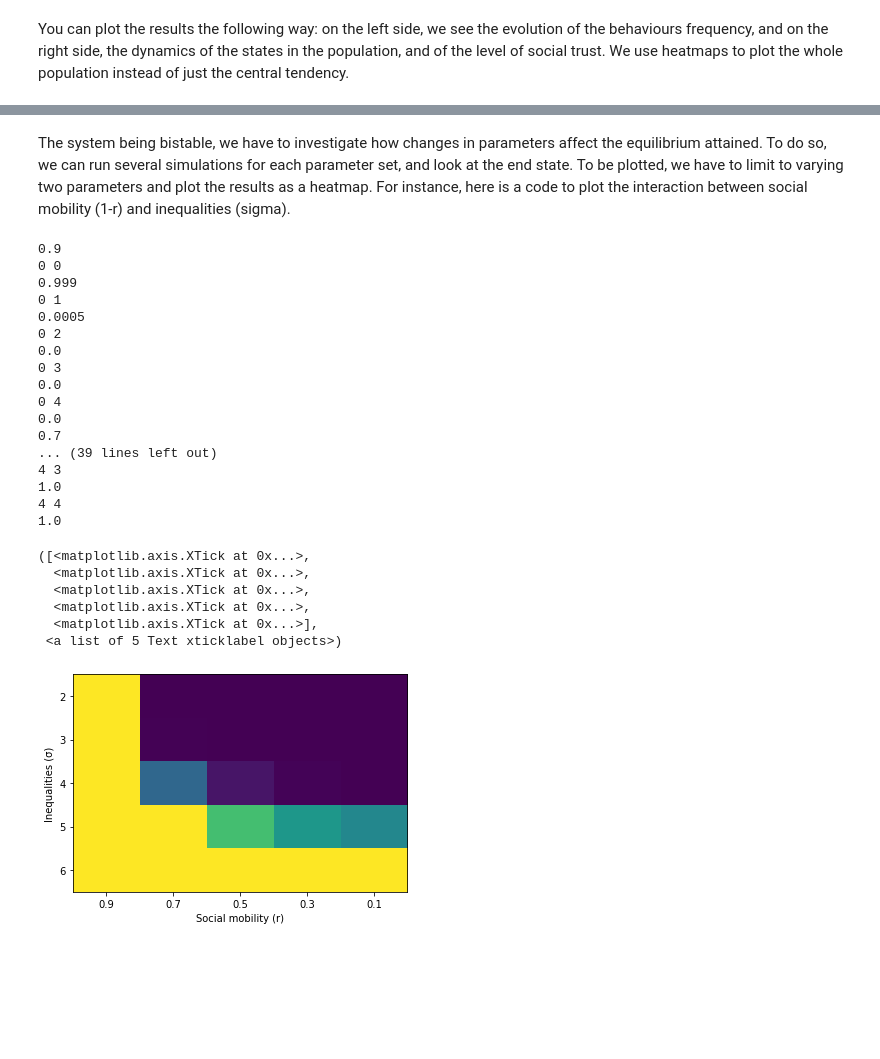
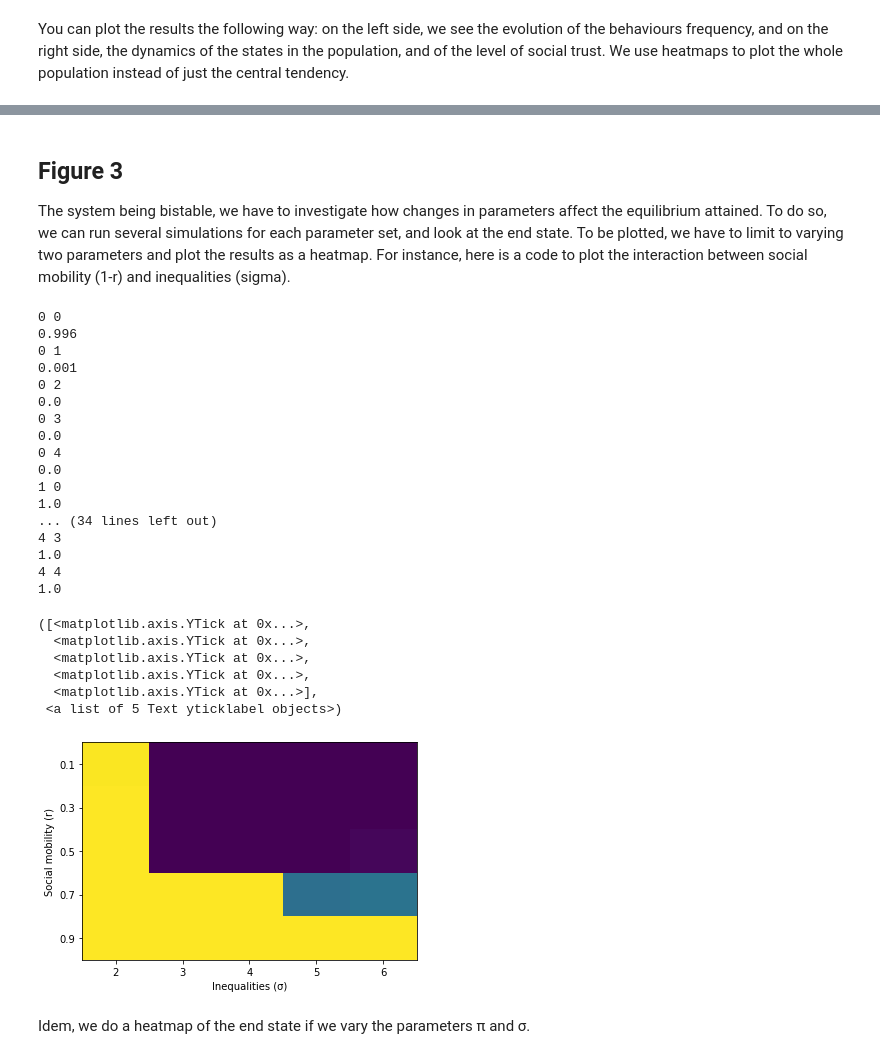
Before and after one commit to regicid/Deprivation-antisociality, a Jupyter notebook: Code.ipynb, the cells around one changed output, grey strips where cells are left out. Cells and saved outputs as stored; diff of their text form; code cells hidden in the pictures; blank space fills up the shorter version.

```diff
--- a/Code.ipynb
+++ b/Code.ipynb
@@ -854,0 +876,34 @@ plt.tight_layout()
+# %%
+gridspec.GridSpec(2,3)
+t = np.arange(0,len(P.history_mean_social_trust[0:50]))
+plt.subplot2grid((4,5), (0,0), colspan=3, rowspan=4)
+w = np.ones(len(P.history_cooperators_frequency))[0:50]
+plt.bar(t,P.history_cooperators_frequency[0:50],label="Cooperators",width = w)
+plt.bar(t,P.history_stealers_frequency[0:50],bottom=P.history_cooperators_frequency[0:50],label="Exploiters",width = w)
+plt.bar(t,P.history_hiders_frequency[0:50],bottom=(np.array(P.history_cooperators_frequency[0:50])+np.array(P.history_stealers_frequency[0:50])),label="Lone foragers",width = w)
+plt.xlim(0,len(P.history_cooperators_frequency[0:50])-.5)
+plt.ylim(0,1)
+plt.legend()
+plt.title("A")
+plt.xlabel("Time step")
+plt.ylabel("Proportion")
+
+plt.subplot2grid((4,5), (0,3), colspan=2, rowspan=2)
+B = np.array(P.history_trust)
+params = {"nbins":10,"ymin":0,"ymax":1,"xlabel":"Rounds","ylabel":"State"}
+master_plot(B[0:50],**params)
+plt.yticks([0,0.5,1],[0,0.5,1])
+plt.ylabel("Mean social trust (1-p)")
+plt.xlabel("Time step")
+plt.title("B")
+
+plt.subplot2grid((4,5), (2,3), colspan=2, rowspan=2)
+B = np.array(P.history_states)
+params = {"nbins":60,"ymin":-5,"ymax":40,"xlabel":"Rounds","ylabel":"State"}
+master_plot(B[0:50],legend = "Average state",show_xaxis=False,**params)
+plt.ylabel("Mean resources (s)")
+plt.xlabel("Time step")
+plt.title("C")
+
+
+plt.tight_layout()
@@ -855,8 +912,10 @@ plt.tight_layout()
 # %% [markdown]
+## Figure 3
+
 The system being bistable, we have to investigate how changes in parameters affect the equilibrium attained. To do so, we can run several simulations for each parameter set, and look at the end state. To be plotted, we have to limit to varying two parameters and plot the results as a heatmap. For instance, here is a code to plot the interaction between social mobility (1-r) and inequalities (sigma).
 # %%
 # This takes a long time to run
-
+punishment = 10
 affluence = 4
 n = 5
 a = 1.2
@@ -888,19 +947,19 @@ for z,Z in enumerate(R):
         print(z,i)
         print(np.mean(A))
 # %% [output]
-0.9
 0 0
-0.999
+0.996
 0 1
-0.0005
+0.001
 0 2
 0.0
 0 3
 0.0
 0 4
 0.0
-0.7
-... (39 lines left out)
+1 0
+1.0
+... (34 lines left out)
 4 3
 1.0
 4 4
@@ -908,15 +967,17 @@ for z,Z in enumerate(R):
 # %%
 plt.imshow(RESULTS,aspect = "auto")
 
-plt.ylabel("Inequalities (σ)")
-plt.xlabel("Social mobility (r)")
-plt.yticks(np.arange(5),SIGMA)
-plt.xticks(np.arange(5),R)
+plt.xlabel("Inequalities (σ)")
+plt.ylabel("Social mobility (r)")
+plt.xticks(np.arange(5),SIGMA)
+plt.yticks(np.arange(5),np.round(np.ones(5)-R,1))
 # %% [output]
-([<matplotlib.axis.XTick at 0x...>,
-  <matplotlib.axis.XTick at 0x...>,
-  <matplotlib.axis.XTick at 0x...>,
-  <matplotlib.axis.XTick at 0x...>,
-  <matplotlib.axis.XTick at 0x...>],
- <a list of 5 Text xticklabel objects>)
+([<matplotlib.axis.YTick at 0x...>,
+  <matplotlib.axis.YTick at 0x...>,
+  <matplotlib.axis.YTick at 0x...>,
+  <matplotlib.axis.YTick at 0x...>,
+  <matplotlib.axis.YTick at 0x...>],
+ <a list of 5 Text yticklabel objects>)
-[figure, old version]
+[figure, new version]
+# %% [markdown]
+Idem, we do a heatmap of the end state if we vary the parameters π and σ.
```
Also changed, not shown: parts of 18 cells of this notebook.
